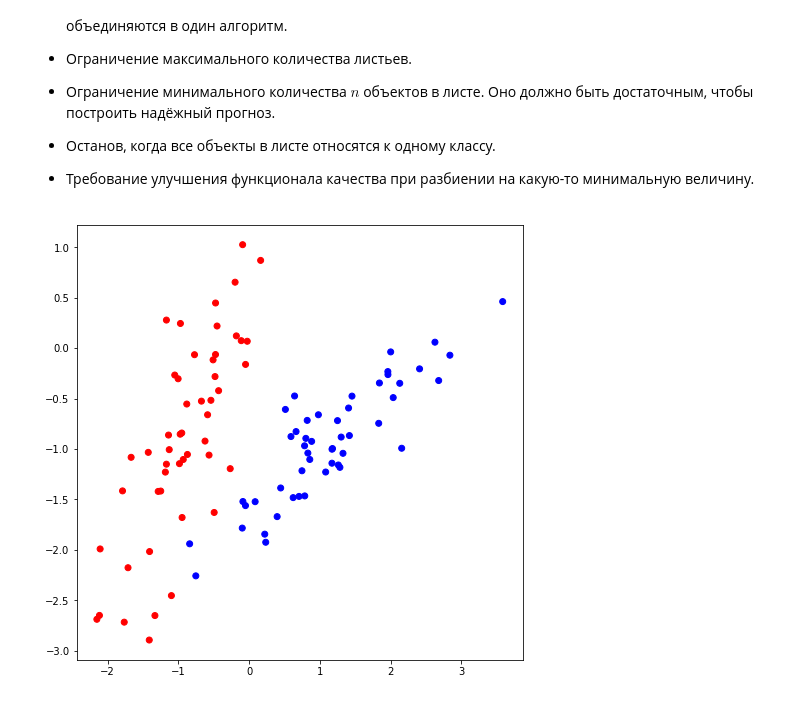
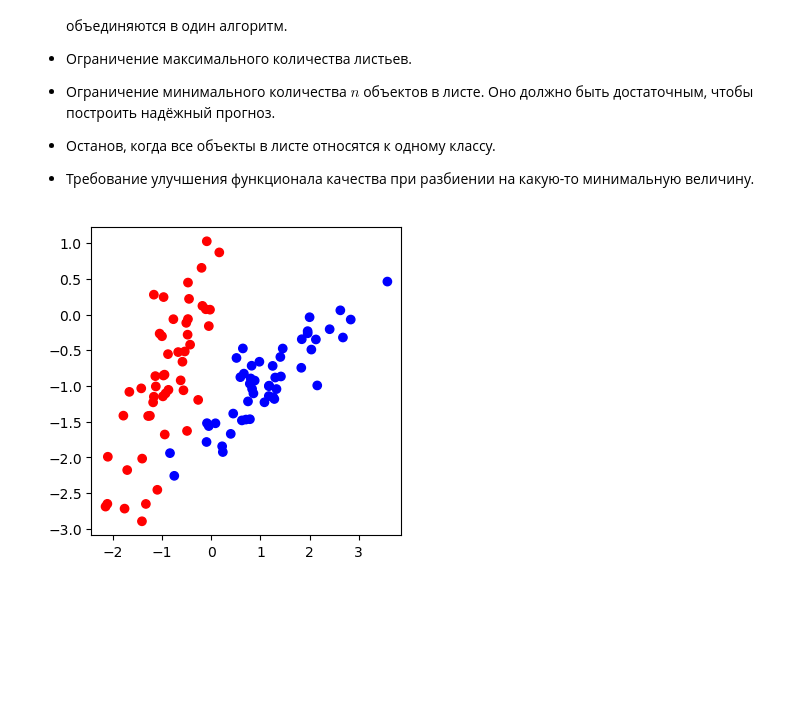
Before and after one commit to iTonyJah/DataScience, a Jupyter notebook: Edu/classical_ml/decision_trees_19(3).ipynb, the cells around one changed output. Cells and saved outputs as stored; diff of their text form; code cells hidden in the pictures; blank space fills up the shorter version.

```diff
--- a/Edu/classical_ml/decision_trees_19(3).ipynb
+++ b/Edu/classical_ml/decision_trees_19(3).ipynb
@@ -126,18 +126,18 @@ import numpy as np
 # %%
 # сгенерируем и визуализируем данные
 classification_data, classification_labels = datasets.make_classification(n_features = 2, n_informative = 2,
                                                       n_classes = 2, n_redundant=0,
                                                       n_clusters_per_class=1, random_state=5)
 
 colors = ListedColormap(['red', 'blue'])
 light_colors = ListedColormap(['lightcoral', 'lightblue'])
 
-plt.figure(figsize=(8,8))
+plt.figure(figsize=(4, 4))
 plt.scatter(list(map(lambda x: x[0], classification_data)), list(map(lambda x: x[1], classification_data)),
               c=classification_labels, cmap=colors)
 plt.show()
 # %% [output]
-[figure, old version]
+[figure, new version]
 # %%
 # Реализуем класс узла
 
```
Also changed, not shown: parts of 6 cells of this notebook, 5 other files.
